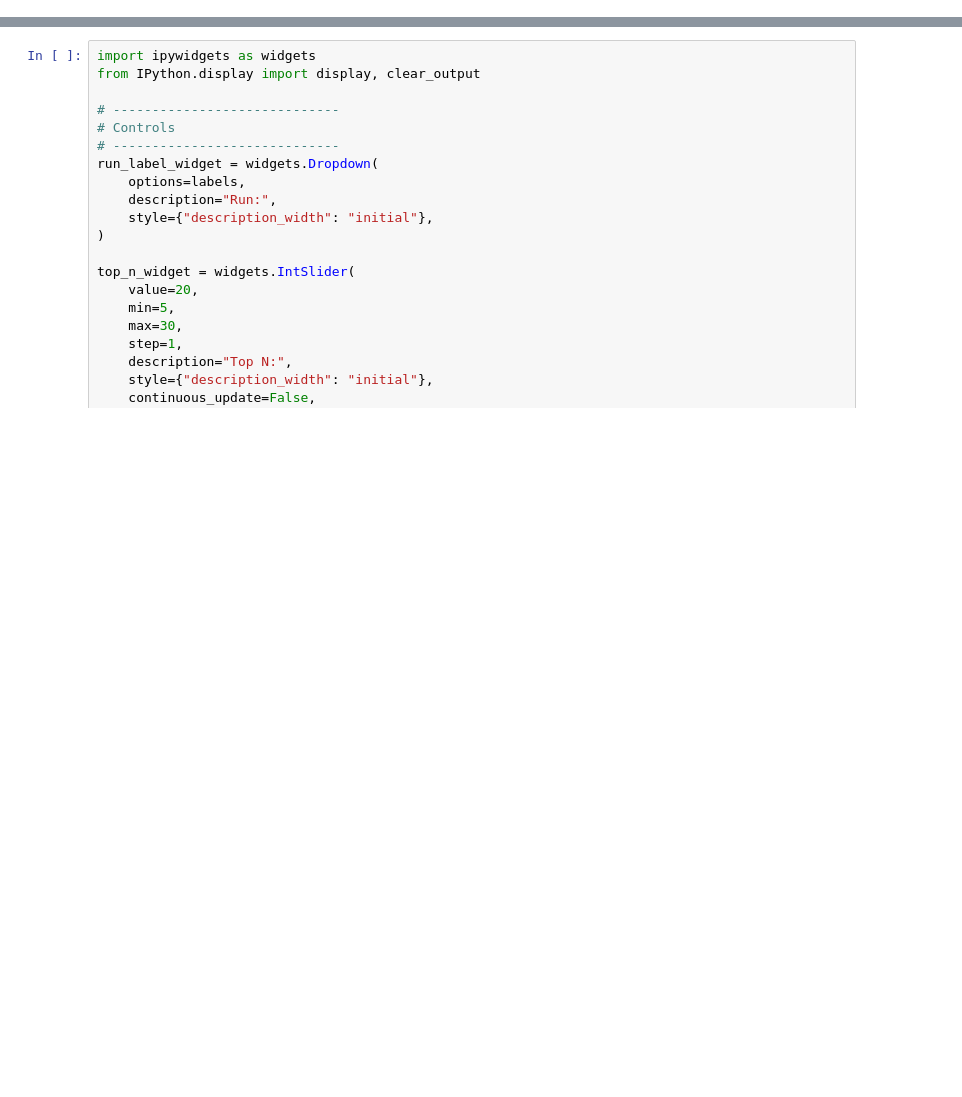
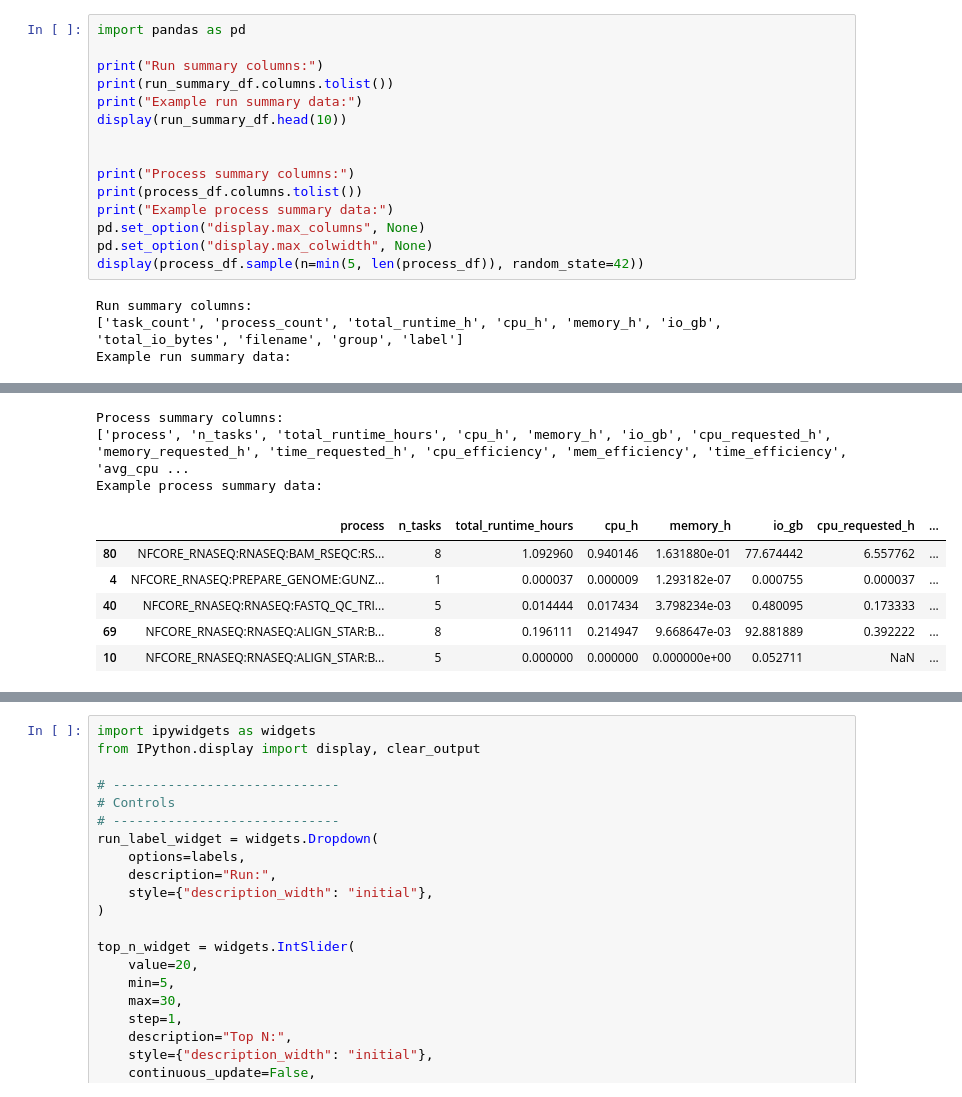
Before and after one commit to nadnein/workflow_optimization, a Jupyter notebook: notebooks/Resource Contribution Scaling Analysis.ipynb, the cells around one changed output, grey strips where cells are left out. Cells and saved outputs as stored; diff of their text form; blank space fills up the shorter version.

```diff
--- a/notebooks/Resource Contribution Scaling Analysis.ipynb
+++ b/notebooks/Resource Contribution Scaling Analysis.ipynb
@@ -101,0 +103,19 @@ Loading rnaseq:
+# %%
+import pandas as pd
+
+print("Run summary columns:")
+print(run_summary_df.columns.tolist())
+print("Example run summary data:")
+display(run_summary_df.head(10))
+
+
+print("Process summary columns:")
+print(process_df.columns.tolist())
+print("Example process summary data:")
+pd.set_option("display.max_columns", None)
+pd.set_option("display.max_colwidth", None)
+display(process_df.sample(n=min(5, len(process_df)), random_state=42))
+# %% [output]
+Run summary columns:
+['task_count', 'process_count', 'total_runtime_h', 'cpu_h', 'memory_h', 'io_gb', 'total_io_bytes', 'filename', 'group', 'label']
+Example run summary data:
@@ -101,0 +125,9 @@ Loading rnaseq:
+Process summary columns:
+['process', 'n_tasks', 'total_runtime_hours', 'cpu_h', 'memory_h', 'io_gb', 'cpu_requested_h', 'memory_requested_h', 'time_requested_h', 'cpu_efficiency', 'mem_efficiency', 'time_efficiency', 'avg_cpu ...
+Example process summary data:
+|  | process | n_tasks | total_runtime_hours | cpu_h | memory_h | io_gb | cpu_requested_h | ... |
+| 80 | NFCORE_RNASEQ:RNASEQ:BAM_RSEQC:RS... | 8 | 1.092960 | 0.940146 | 1.631880e-01 | 77.674442 | 6.557762 | ... |
+| 4 | NFCORE_RNASEQ:PREPARE_GENOME:GUNZ... | 1 | 0.000037 | 0.000009 | 1.293182e-07 | 0.000755 | 0.000037 | ... |
+| 40 | NFCORE_RNASEQ:RNASEQ:FASTQ_QC_TRI... | 5 | 0.014444 | 0.017434 | 3.798234e-03 | 0.480095 | 0.173333 | ... |
+| 69 | NFCORE_RNASEQ:RNASEQ:ALIGN_STAR:B... | 8 | 0.196111 | 0.214947 | 9.668647e-03 | 92.881889 | 0.392222 | ... |
+| 10 | NFCORE_RNASEQ:RNASEQ:ALIGN_STAR:B... | 5 | 0.000000 | 0.000000 | 0.000000e+00 | 0.052711 | NaN | ... |
```
Also changed, not shown: parts of 20 cells of this notebook, 2 other files.
